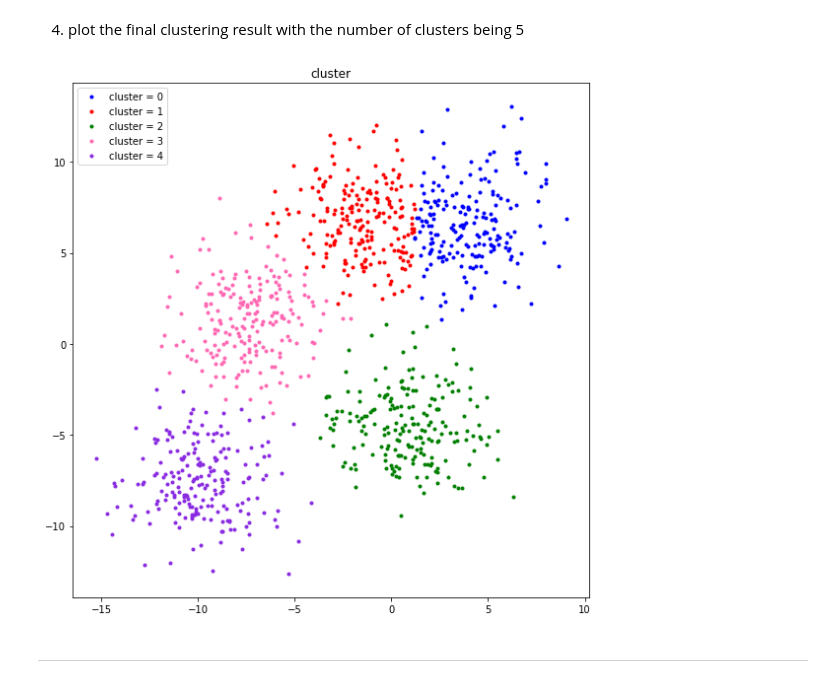
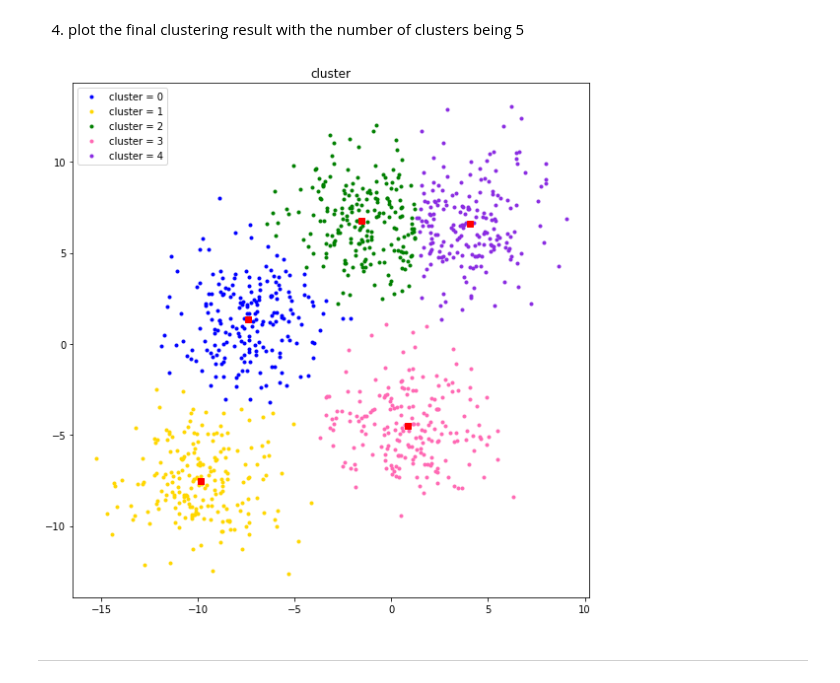
Before and after one commit to jstep750/assignment-machine-learning, a Jupyter notebook: 11/assignment_11.ipynb, the cells around one changed output. Cells and saved outputs as stored; diff of their text form; code cells hidden in the pictures.

```diff
--- a/11/assignment_11.ipynb
+++ b/11/assignment_11.ipynb
@@ -162,7 +173,7 @@ for i in range(number_iteration):
         distance[:, k] = compute_distance(feature, centroid[k,:])   #compute distance from k_th centroid
 
     label_feature = compute_label(distance)   #update label(argmin distance)
-    loss = (1/number_data)*(distance.sum())
+    loss = (1/distance.shape[0])*distance.min(axis=1).sum()
     loss_iteration[i] = loss
     centroid_iteration[i] = centroid
     print("[%4d] loss = %5.5f" % (i, loss))
@@ -200,11 +211,11 @@ def find_centroid(num, max_iter):
         distance[:, k] = compute_distance(feature, centroid[k])
 
     label_feature = compute_label(distance)
-    plot_cluster(feature, label_feature, num)
-    print((1/number_data)*(distance.sum()))
+    plot_cluster(feature, label_feature, num, centroid)
+    print((1/distance.shape[0])*(distance.min(axis=1).sum()))
 
     for i in range(number_iteration):
-        loss = (1/number_data)*(distance.sum())
+        loss = (1/distance.shape[0])*(distance.min(axis=1).sum())
         loss_iteration[i] = loss
         centroid_iteration[i] = centroid
         print("[%4d] loss = %5.5f" % (i, loss))
@@ -218,5 +229,7 @@ def find_centroid(num, max_iter):
 
     return centroid, loss_iteration, centroid_iteration, label_feature
 # %%
-centroid, loss_iteration, centroid_iteration, label_feature = find_centroid(5, 20)
+centroid, loss_iteration, centroid_iteration, label_feature = find_centroid(5, 30)
+plot_loss_curve(loss_iteration)
+plot_cluster(feature, label_feature, 5, centroid)
 # %% [output]
@@ -319,13 +311,13 @@ def plot_centroid(centroid_iteration):
 
 #plot_centroid(centroid_iteration)
 # %%
-def plot_cluster(feature, label_feature, label_cluster):
+def plot_cluster(feature, label_feature, label_cluster, centroid):
 
     plt.figure(figsize=(8,8))   # USE THIS VALUE for the size of the figure
     plt.title('cluster')
     num_data = feature.shape[0]
     num_cluster = label_cluster
-    colors = ['blue','red','green','hotpink','blueviolet','aquamarine','gray','olive','indigo','chocolate','greenyellow','gold','darkmagenta']
+    colors = ['blue','gold','green','hotpink','blueviolet','aquamarine','gray','olive','indigo','chocolate','greenyellow','darkmagenta']
 
     point_x = feature[:,0]
     point_y = feature[:,1]
@@ -334,6 +326,7 @@ def plot_cluster(feature, label_feature, label_cluster):
         x_filt = point_x[label_feature[:] == i]
         y_filt = point_y[label_feature[:] == i]
         plt.plot(x_filt, y_filt, '.', color = colors[i], label = "cluster = "+str(i))
+        plt.plot(centroid[i,0], centroid[i,1], 's', color = 'red')
 
     plt.legend()
     plt.tight_layout()
@@ -373,9 +374,9 @@ plot_centroid(centroid_iteration)
 # %% [markdown]
 4. plot the final clustering result with the number of clusters being 5
 # %%
-plot_cluster(feature, label_feature, 5)
+plot_cluster(feature, label_feature, 5, centroid)
 # %% [output]
-[figure, old version]
+[figure, new version]
 # %% [markdown]
 ***
 # %% [markdown]
```
Also changed, not shown: parts of 15 cells of this notebook.
